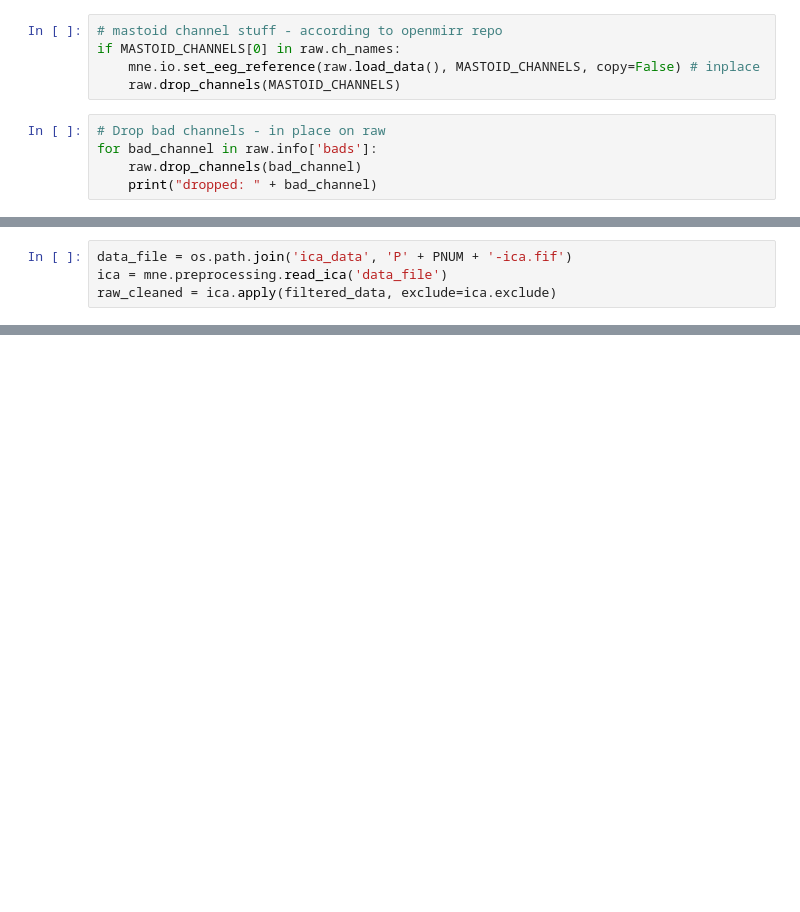
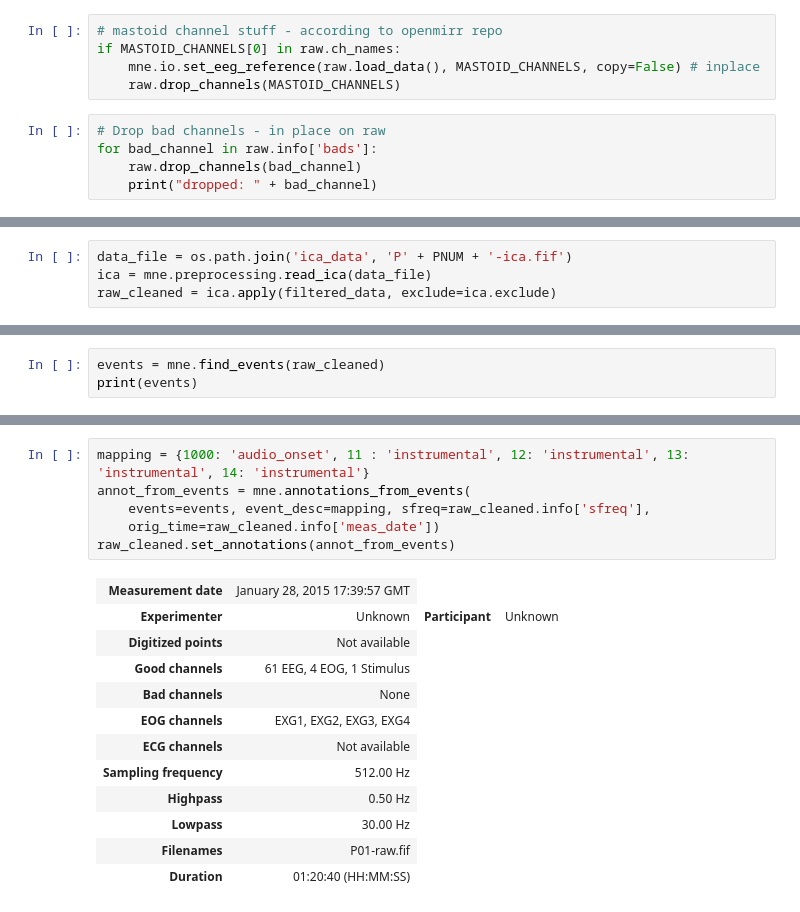
Before and after one commit to kelly-lo/COGS189-openmiir-Glissando-Goblins, a Jupyter notebook: Processing.ipynb, the cells around one changed output, grey strips where cells are left out. Saved outputs shown, nothing was run; the diff lists cells and outputs as text; blank space fills up the shorter version.

```diff
--- a/Processing.ipynb
+++ b/Processing.ipynb
@@ -44,4 +79,4 @@ filtered_data = raw.load_data().filter(0.5, 30, picks=eeg_picks)
 # %%
 data_file = os.path.join('ica_data', 'P' + PNUM + '-ica.fif')
-ica = mne.preprocessing.read_ica('data_file')
+ica = mne.preprocessing.read_ica(data_file)
 raw_cleaned = ica.apply(filtered_data, exclude=ica.exclude)
@@ -51,0 +86,3 @@ NameError: name 'raw_cleaned' is not defined
+# %%
+events = mne.find_events(raw_cleaned)
+print(events)
@@ -51,0 +102,19 @@ NameError: name 'raw_cleaned' is not defined
+# %%
+mapping = {1000: 'audio_onset', 11 : 'instrumental', 12: 'instrumental', 13: 'instrumental', 14: 'instrumental'}
+annot_from_events = mne.annotations_from_events(
+    events=events, event_desc=mapping, sfreq=raw_cleaned.info['sfreq'],
+    orig_time=raw_cleaned.info['meas_date'])
+raw_cleaned.set_annotations(annot_from_events)
+# %% [output]
+| Measurement date | January 28, 2015 17:39:57 GMT |
+| Experimenter | Unknown | Participant | Unknown |
+| Digitized points | Not available |
+| Good channels | 61 EEG, 4 EOG, 1 Stimulus |
+| Bad channels | None |
+| EOG channels | EXG1, EXG2, EXG3, EXG4 |
+| ECG channels | Not available |
+| Sampling frequency | 512.00 Hz |
+| Highpass | 0.50 Hz |
+| Lowpass | 30.00 Hz |
+| Filenames | P01-raw.fif |
+| Duration | 01:20:40 (HH:MM:SS) |
```
Also changed, not shown: parts of 7 cells of this notebook, 4 other files.
